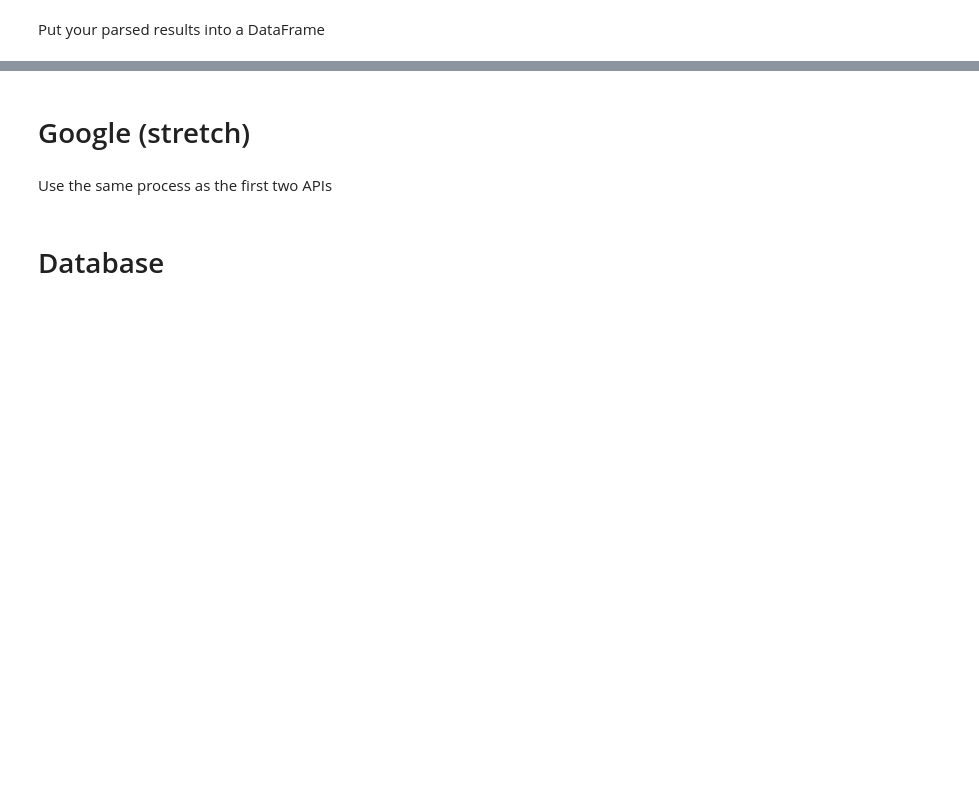
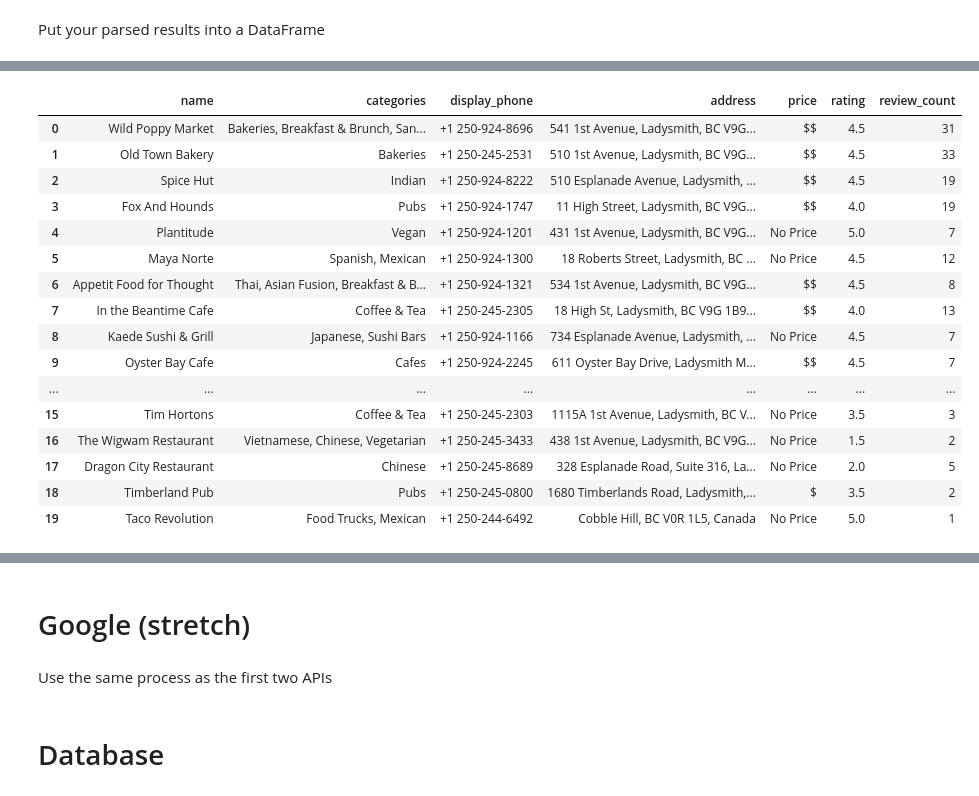
Before and after one commit to jess-moloney/mini-project-2, a Jupyter notebook: notebooks/EDA.ipynb, the cells around one changed output, grey strips where cells are left out. Drawn from its saved outputs; the diff is of its cells as text; code cells hidden in the pictures; blank space fills up the shorter version.

```diff
--- a/notebooks/EDA.ipynb
+++ b/notebooks/EDA.ipynb
@@ -175,2 +239,4 @@ KeyError: 'YELP_API_KEY'
 # %% [markdown]
 Parse through your result and get POI details
+# %%
+Y_response = response.json()
@@ -178,0 +346,40 @@ Put your parsed results into a DataFrame
+# %%
+business_list = []
+
+for business in Y_response['businesses']:
+    # print(business['name'])
+    # print(', '.join(cat['title'] for cat in business['categories']))
+    # print(business['display_phone'])
+    # print(', '.join(business['location']['display_address']))
+    # print(business['price'])
+    # print(business['rating'])
+    # print(business['review_count'])
+    business_list.append({
+        'name':business['name'],
+        'categories':', '.join(cat['title'] for cat in business['categories']),
+        'display_phone':business['display_phone'],
+        'address':', '.join(business['location']['display_address']),
+        'price':business['price'] if business.get('price') else 'No Price',
+        'rating':business['rating'],
+        'review_count':business['review_count']
+    })
+Yelp_df = pd.DataFrame(business_list)
+Yelp_df
+# %% [output]
+|  | name | categories | display_phone | address | price | rating | review_count |
+| 0 | Wild Poppy Market | Bakeries, Breakfast & Brunch, San... | +1 250-924-8696 | 541 1st Avenue, Ladysmith, BC V9G... | $$ | 4.5 | 31 |
+| 1 | Old Town Bakery | Bakeries | +1 250-245-2531 | 510 1st Avenue, Ladysmith, BC V9G... | $$ | 4.5 | 33 |
+| 2 | Spice Hut | Indian | +1 250-924-8222 | 510 Esplanade Avenue, Ladysmith, ... | $$ | 4.5 | 19 |
+| 3 | Fox And Hounds | Pubs | +1 250-924-1747 | 11 High Street, Ladysmith, BC V9G... | $$ | 4.0 | 19 |
+| 4 | Plantitude | Vegan | +1 250-924-1201 | 431 1st Avenue, Ladysmith, BC V9G... | No Price | 5.0 | 7 |
+| 5 | Maya Norte | Spanish, Mexican | +1 250-924-1300 | 18 Roberts Street, Ladysmith, BC ... | No Price | 4.5 | 12 |
+| 6 | Appetit Food for Thought | Thai, Asian Fusion, Breakfast & B... | +1 250-924-1321 | 534 1st Avenue, Ladysmith, BC V9G... | $$ | 4.5 | 8 |
+| 7 | In the Beantime Cafe | Coffee & Tea | +1 250-245-2305 | 18 High St, Ladysmith, BC V9G 1B9... | $$ | 4.0 | 13 |
+| 8 | Kaede Sushi & Grill | Japanese, Sushi Bars | +1 250-924-1166 | 734 Esplanade Avenue, Ladysmith, ... | No Price | 4.5 | 7 |
+| 9 | Oyster Bay Cafe | Cafes | +1 250-924-2245 | 611 Oyster Bay Drive, Ladysmith M... | $$ | 4.5 | 7 |
+| ... | ... | ... | ... | ... | ... | ... | ... |
+| 15 | Tim Hortons | Coffee & Tea | +1 250-245-2303 | 1115A 1st Avenue, Ladysmith, BC V... | No Price | 3.5 | 3 |
+| 16 | The Wigwam Restaurant | Vietnamese, Chinese, Vegetarian | +1 250-245-3433 | 438 1st Avenue, Ladysmith, BC V9G... | No Price | 1.5 | 2 |
+| 17 | Dragon City Restaurant | Chinese | +1 250-245-8689 | 328 Esplanade Road, Suite 316, La... | No Price | 2.0 | 5 |
+| 18 | Timberland Pub | Pubs | +1 250-245-0800 | 1680 Timberlands Road, Ladysmith,... | $ | 3.5 | 2 |
+| 19 | Taco Revolution | Food Trucks, Mexican | +1 250-244-6492 | Cobble Hill, BC V0R 1L5, Canada | No Price | 5.0 | 1 |
```
Also changed, not shown: parts of 56 cells of this notebook, 2 other files.
